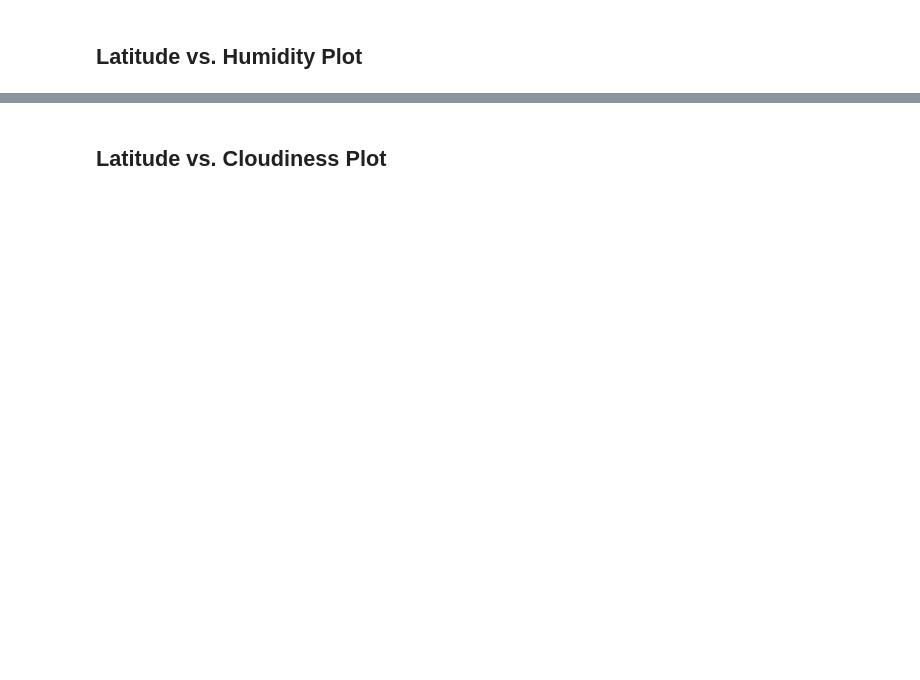
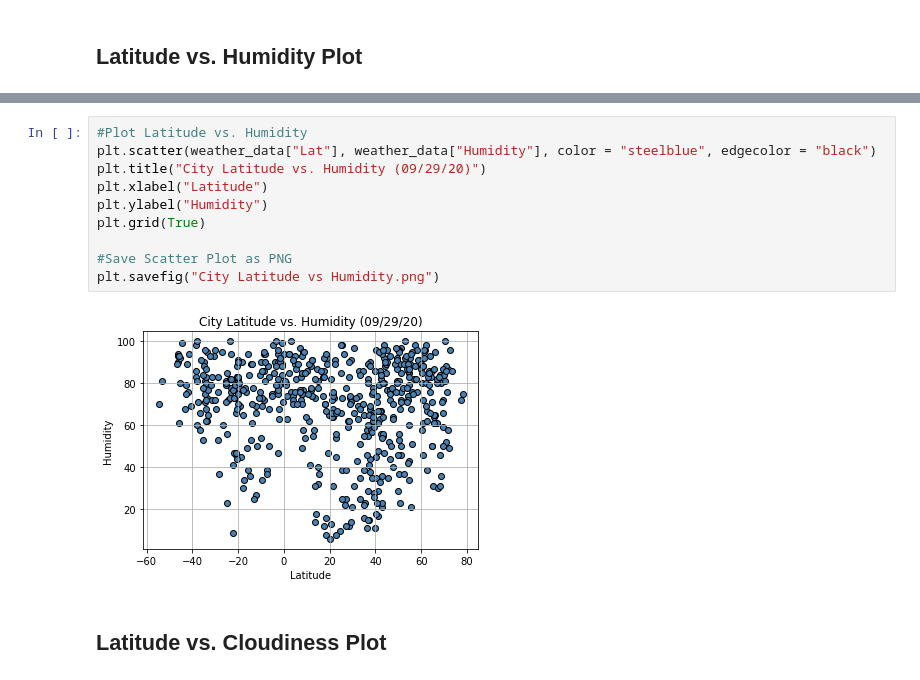
Before and after one commit to cchaidez13/python-api-challenge2, a Jupyter notebook: WeatherPy/WeatherPy.ipynb, the cells around one changed output, grey strips where cells are left out. Drawn from its saved outputs; the diff is of its cells as text; blank space fills up the shorter version.

```diff
--- a/WeatherPy/WeatherPy.ipynb
+++ b/WeatherPy/WeatherPy.ipynb
@@ -220,2 +205,14 @@ Int64Index([], dtype='int64')
+# %%
+#Plot Latitude vs. Humidity
+plt.scatter(weather_data["Lat"], weather_data["Humidity"], color = "steelblue", edgecolor = "black")
+plt.title("City Latitude vs. Humidity (09/29/20)")
+plt.xlabel("Latitude")
+plt.ylabel("Humidity")
+plt.grid(True)
+
+#Save Scatter Plot as PNG
+plt.savefig("City Latitude vs Humidity.png")
+# %% [output]
+[figure, added]
 # %% [markdown]
 ## Latitude vs. Cloudiness Plot
```
Also changed, not shown: parts of 25 cells of this notebook, 10 other files.
